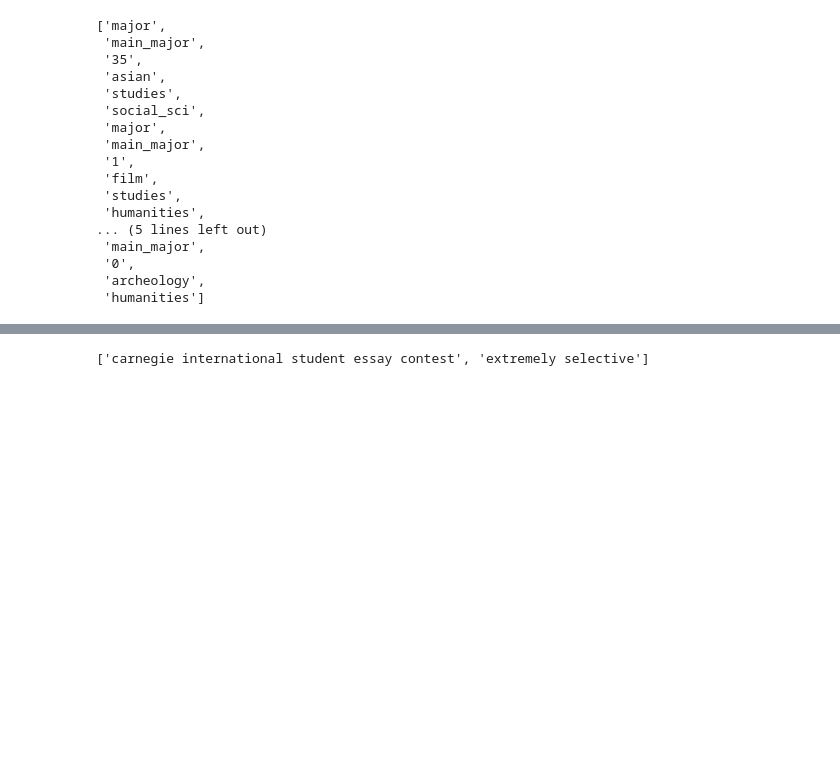
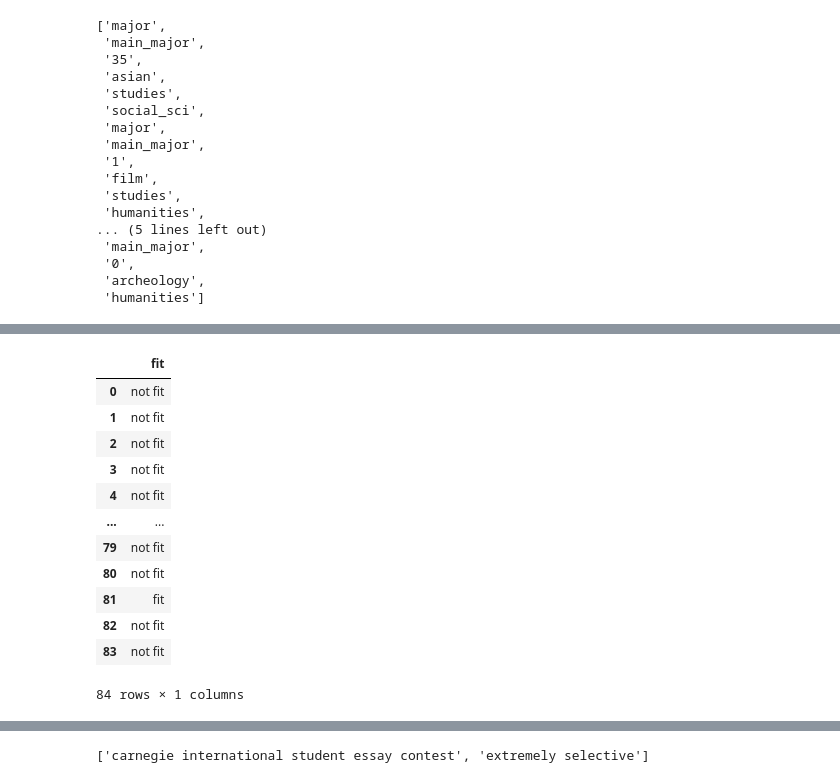
Before and after one commit to kwangilkimkenny/Story_Analysis, a Jupyter notebook: activity_analysis/major_fit_text_input_style.ipynb, the cells around one changed output, grey strips where cells are left out. Drawn from its saved outputs; the diff is of its cells as text; code cells hidden in the pictures; blank space fills up the shorter version.

```diff
--- a/activity_analysis/major_fit_text_input_style.ipynb
+++ b/activity_analysis/major_fit_text_input_style.ipynb
@@ -547,2 +560,19 @@ df_fit_re
 84 rows × 1 columns
+# %%
+df_fit_re.columns = ['fit']
+df_fit_re
+# %% [output]
+|  | fit |
+| 0 | not fit |
+| 1 | not fit |
+| 2 | not fit |
+| 3 | not fit |
+| 4 | not fit |
+| ... | ... |
+| 79 | not fit |
+| 80 | not fit |
+| 81 | fit |
+| 82 | not fit |
+| 83 | not fit |
+84 rows × 1 columns
 # %%
```
Also changed, not shown: parts of 29 cells of this notebook.
